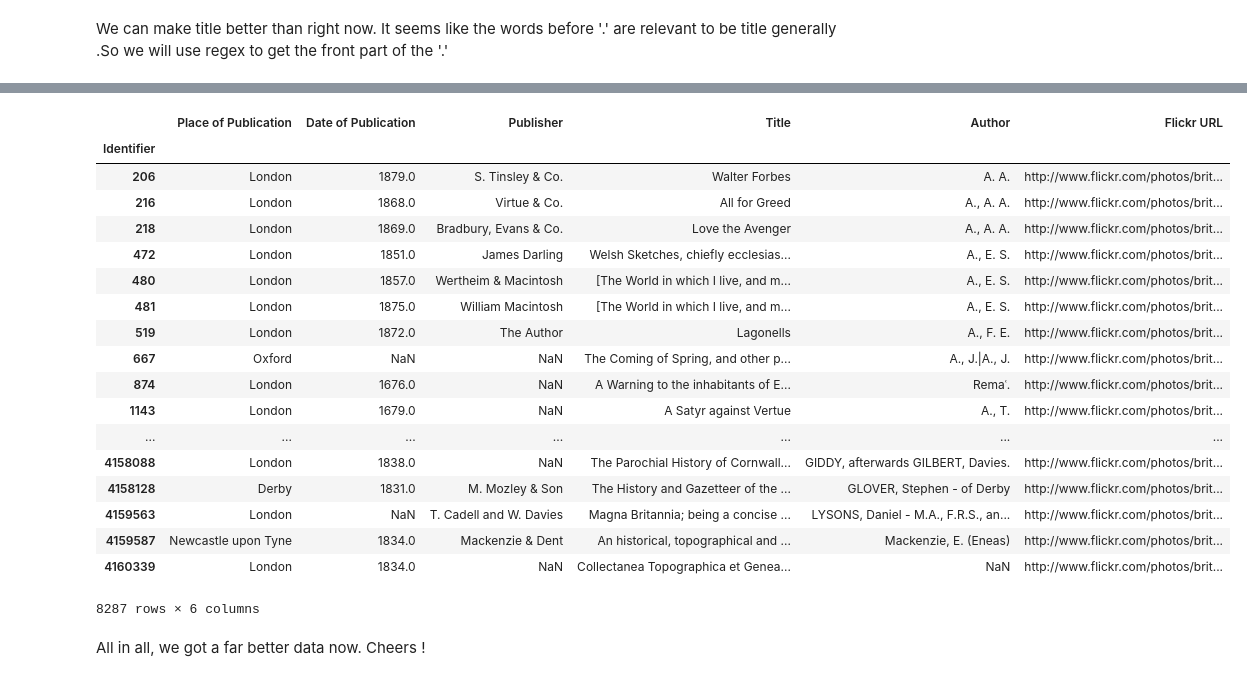
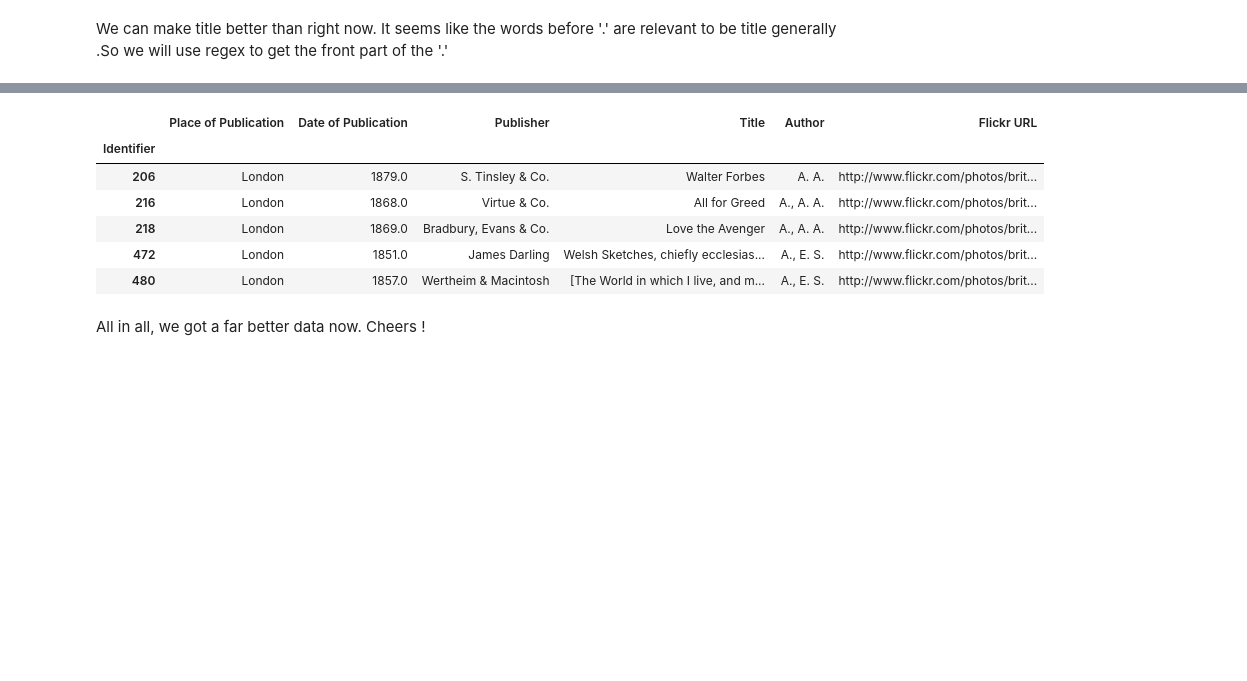
Before and after one commit to Khant-Htet-Naing/data-cleaning-examples, a Jupyter notebook: Data cleaning - Flickr-Images libraray.ipynb, the cells around one changed output, grey strips where cells are left out. Saved outputs shown, nothing was run; the diff lists cells and outputs as text; code cells hidden in the pictures; blank space fills up the shorter version.

Commit message:
Delete duplicated .ipynb file and add .head() to have a better view of notebook in github

```diff
--- a/Data cleaning - Flickr-Images libraray.ipynb
+++ b/Data cleaning - Flickr-Images libraray.ipynb
@@ -258,24 +238,12 @@ Name: Title, Length: 8287, dtype: object
 # %%
-df
+df.head()
 # %% [output]
 |  | Place of Publication | Date of Publication | Publisher | Title | Author | Flickr URL |
 | Identifier |  |  |  |  |  |  |
 | 206 | London | 1879.0 | S. Tinsley & Co. | Walter Forbes | A. A. | http://www.flickr.com/photos/brit... |
 | 216 | London | 1868.0 | Virtue & Co. | All for Greed | A., A. A. | http://www.flickr.com/photos/brit... |
 | 218 | London | 1869.0 | Bradbury, Evans & Co. | Love the Avenger | A., A. A. | http://www.flickr.com/photos/brit... |
 | 472 | London | 1851.0 | James Darling | Welsh Sketches, chiefly ecclesias... | A., E. S. | http://www.flickr.com/photos/brit... |
 | 480 | London | 1857.0 | Wertheim & Macintosh | [The World in which I live, and m... | A., E. S. | http://www.flickr.com/photos/brit... |
-| 481 | London | 1875.0 | William Macintosh | [The World in which I live, and m... | A., E. S. | http://www.flickr.com/photos/brit... |
-| 519 | London | 1872.0 | The Author | Lagonells | A., F. E. | http://www.flickr.com/photos/brit... |
-| 667 | Oxford | NaN | NaN | The Coming of Spring, and other p... | A., J.|A., J. | http://www.flickr.com/photos/brit... |
-| 874 | London | 1676.0 | NaN | A Warning to the inhabitants of E... | Remaʿ. | http://www.flickr.com/photos/brit... |
-| 1143 | London | 1679.0 | NaN | A Satyr against Vertue | A., T. | http://www.flickr.com/photos/brit... |
-| ... | ... | ... | ... | ... | ... | ... |
-| 4158088 | London | 1838.0 | NaN | The Parochial History of Cornwall... | GIDDY, afterwards GILBERT, Davies. | http://www.flickr.com/photos/brit... |
-| 4158128 | Derby | 1831.0 | M. Mozley & Son | The History and Gazetteer of the ... | GLOVER, Stephen - of Derby | http://www.flickr.com/photos/brit... |
-| 4159563 | London | NaN | T. Cadell and W. Davies | Magna Britannia; being a concise ... | LYSONS, Daniel - M.A., F.R.S., an... | http://www.flickr.com/photos/brit... |
-| 4159587 | Newcastle upon Tyne | 1834.0 | Mackenzie & Dent | An historical, topographical and ... | Mackenzie, E. (Eneas) | http://www.flickr.com/photos/brit... |
-| 4160339 | London | 1834.0 | NaN | Collectanea Topographica et Genea... | NaN | http://www.flickr.com/photos/brit... |
-8287 rows × 6 columns
 # %% [markdown]
 All in all, we got a far better data now. Cheers !
```
Also changed, not shown: parts of 3 cells of this notebook, 1 other file.
